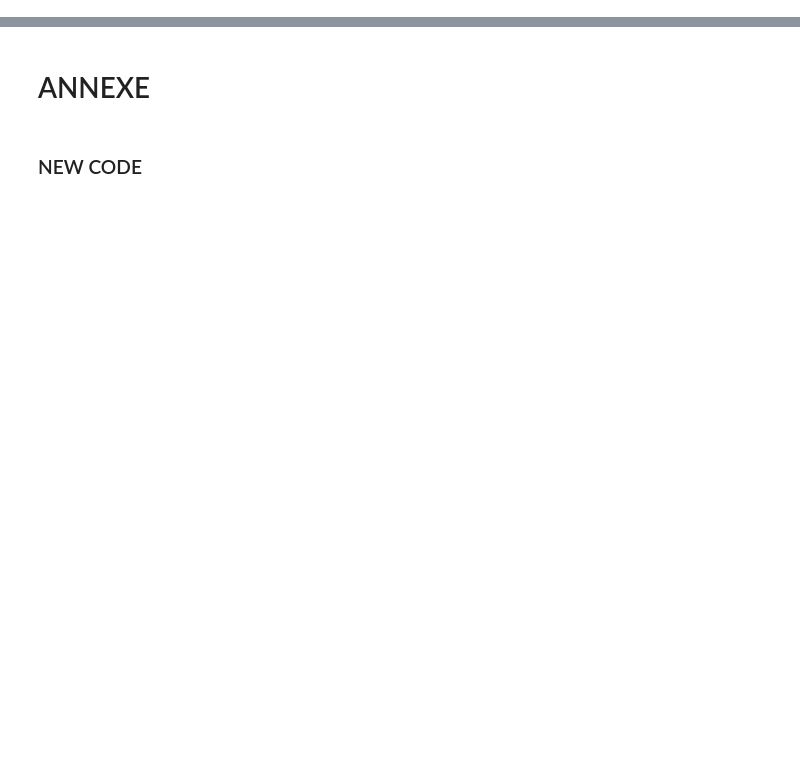
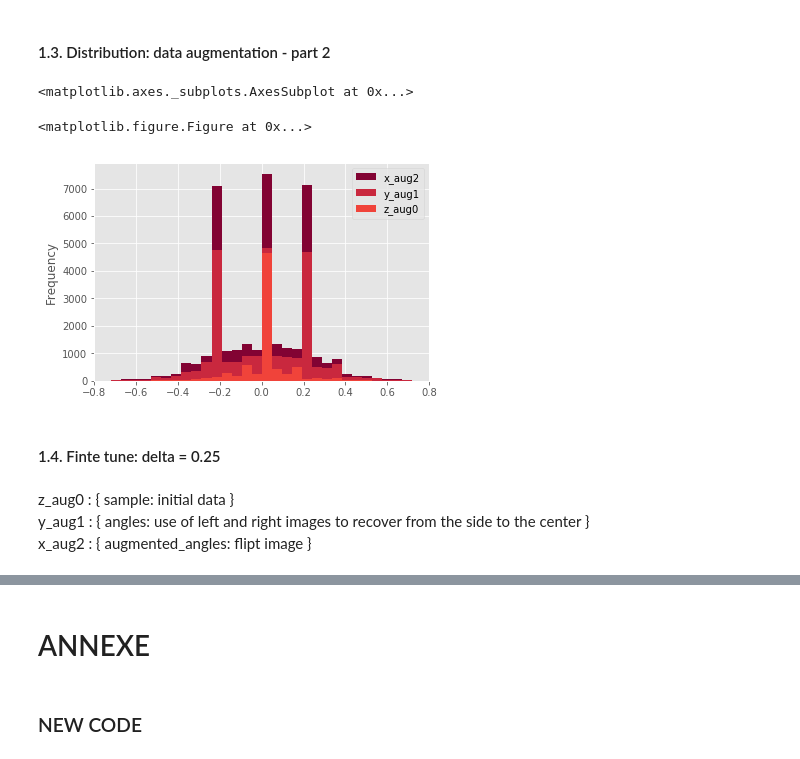
Before and after one commit to chatmoon/SDC_PRJ03_Cloning, a Jupyter notebook: _01_WIP/_Writeup_/_DATA EXPLORATION_.ipynb, the cells around one changed output, grey strips where cells are left out. Cells and saved outputs as stored; diff of their text form; code cells hidden in the pictures; blank space fills up the shorter version.

```diff
--- a/_01_WIP/_Writeup_/_DATA EXPLORATION_.ipynb
+++ b/_01_WIP/_Writeup_/_DATA EXPLORATION_.ipynb
@@ -66,0 +79,27 @@ df10.plot.hist(stacked=True, bins=20)
+# %% [markdown]
+#### 1.3. Distribution: data augmentation - part 2
+# %%
+# In[x]: --------------------------------------------
+delta=0.25
+augmented_angles = []
+for angle in angles:
+    augmented_angles.append(angle)
+    if np.random.rand() < 0.5:
+        # Adjust the steering angle for flipt image
+        augmented_angles.append(angle*(-1.0))
+# %%
+# In[x]: --------------------------------------------
+dic2 = {'z_aug0': steering, 'y_aug1': angles, 'x_aug2': augmented_angles}
+dfr2 = pandas.DataFrame(dict([ (u,pandas.Series(v)) for u,v in dic2.items() ]))
+plt.figure();
+dfr2.plot.hist(xlim=(-0.8, 0.8), color=('#820333','#C9283E', '#F0433A'), bins=50)
+# %% [output]
+<matplotlib.axes._subplots.AxesSubplot at 0x...>
+<matplotlib.figure.Figure at 0x...>
+[figure, added]
+# %% [markdown]
+#### 1.4. Finte tune: delta = 0.25
+# %% [markdown]
+z_aug0 : { sample: initial data }
+y_aug1 : { angles: use of left and right images to recover from the side to the center }
+x_aug2 : { augmented_angles: flipt image }
```
Also changed, not shown: parts of 16 cells of this notebook, 6 other files.
